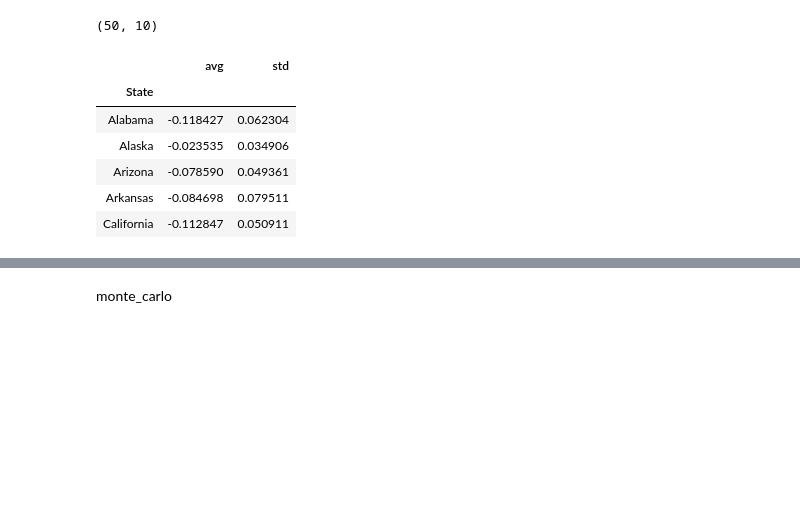
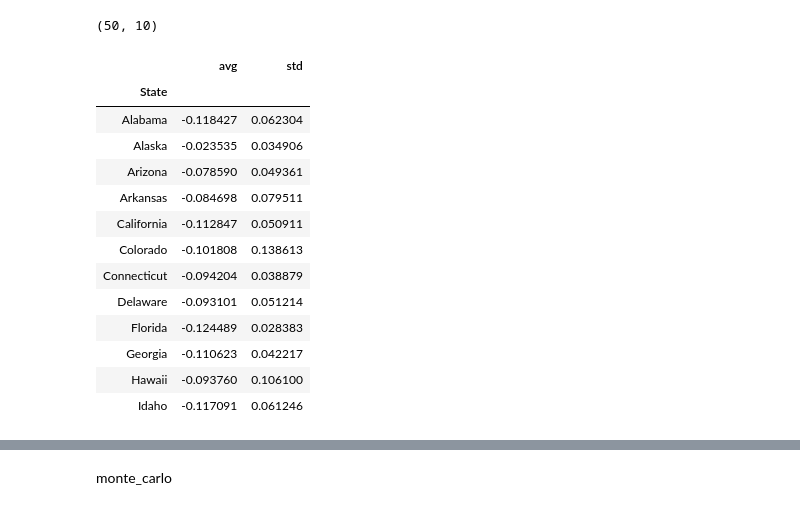
Before and after one commit to jaimebunay/team_3, a Jupyter notebook: updated_monte_carlo.ipynb, the cells around one changed output, grey strips where cells are left out. Saved outputs shown, nothing was run; the diff lists cells and outputs as text; code cells hidden in the pictures; blank space fills up the shorter version.

```diff
--- a/updated_monte_carlo.ipynb
+++ b/updated_monte_carlo.ipynb
@@ -38,15 +38,22 @@ https://stackoverflow.com/questions/52508956/monte-carlo-simulation-for-multiple
 """
 results = pd.DataFrame({'avg':state_unemployment.pct_change(axis=1).mean(axis=1), 'std':state_unemployment.pct_change(axis=1).std(axis=1)})
 # %%
-results.head()
+results.head(12)
 # %% [output]
 |  | avg | std |
 | State |  |  |
 | Alabama | -0.118427 | 0.062304 |
 | Alaska | -0.023535 | 0.034906 |
 | Arizona | -0.078590 | 0.049361 |
 | Arkansas | -0.084698 | 0.079511 |
 | California | -0.112847 | 0.050911 |
+| Colorado | -0.101808 | 0.138613 |
+| Connecticut | -0.094204 | 0.038879 |
+| Delaware | -0.093101 | 0.051214 |
+| Florida | -0.124489 | 0.028383 |
+| Georgia | -0.110623 | 0.042217 |
+| Hawaii | -0.093760 | 0.106100 |
+| Idaho | -0.117091 | 0.061246 |
 # %%
 # create a list for avg values
 avg = results['avg']
```
Also changed, not shown: parts of 1 cell of this notebook, 2 other files.
